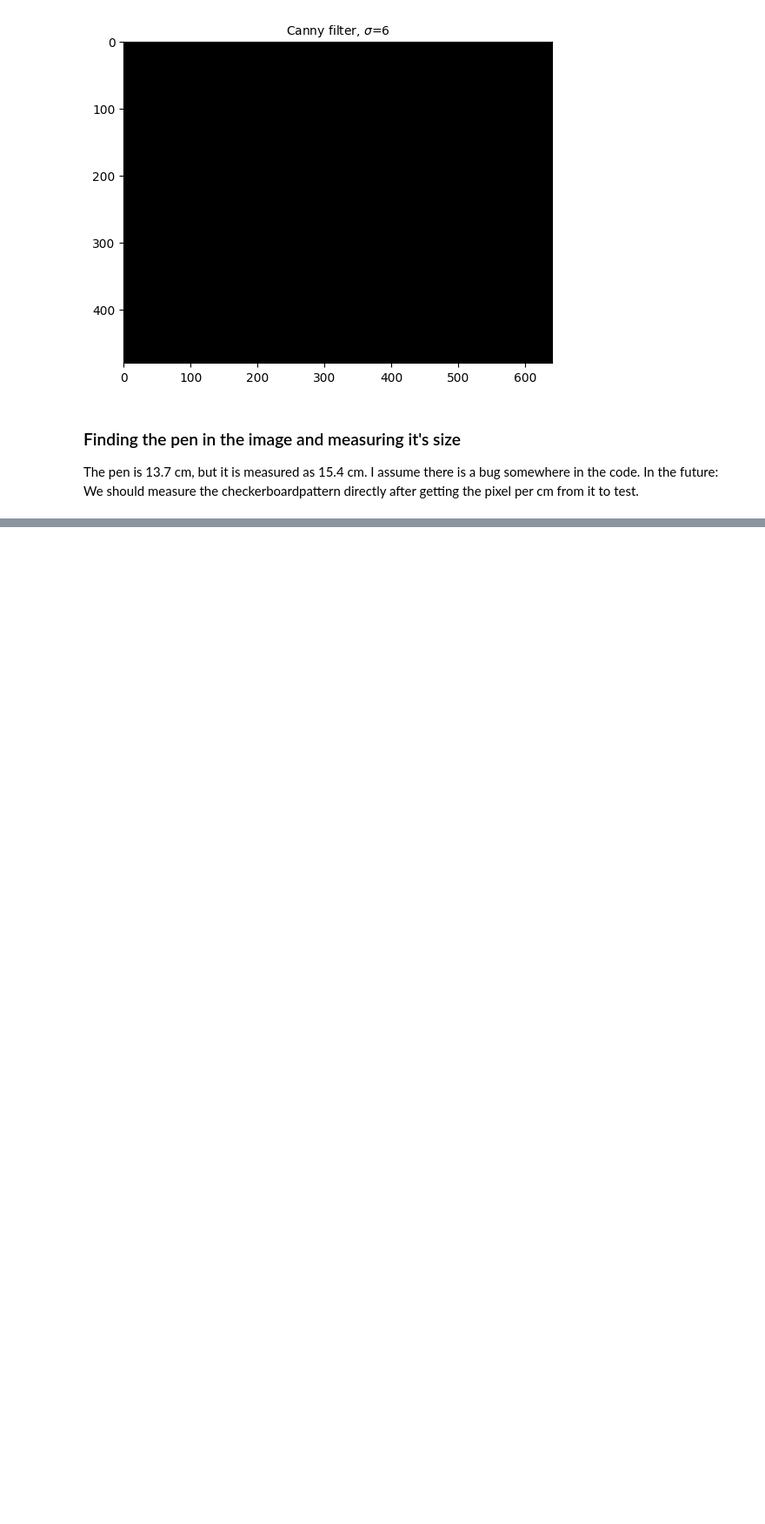
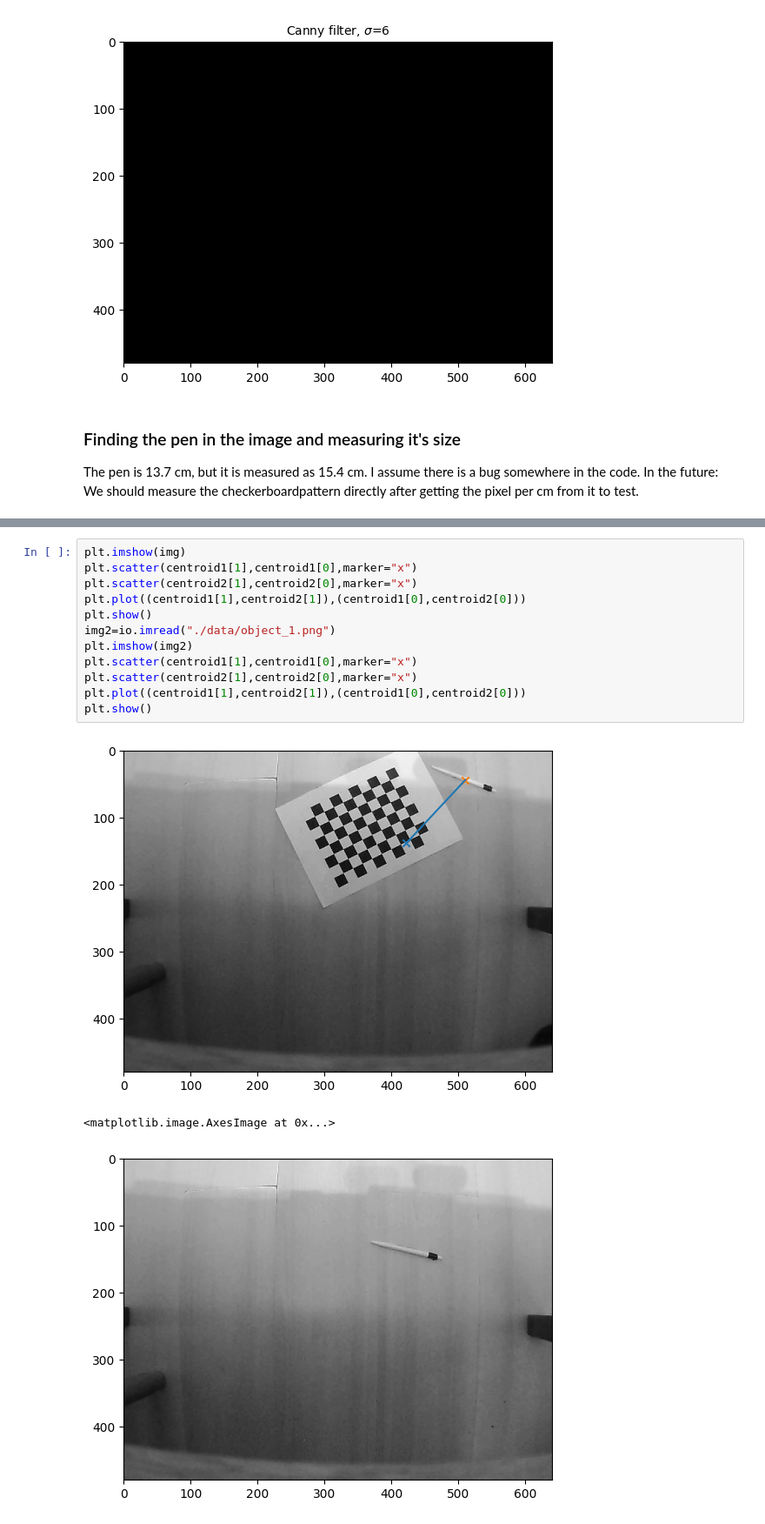
Before and after one commit to MironBodewes/calibration, a Jupyter notebook: Distanzmessung.ipynb, the cells around one changed output, grey strips where cells are left out. Shown at 87% size. Drawn from its saved outputs; the diff is of its cells as text; blank space fills up the shorter version.

```diff
--- a/Distanzmessung.ipynb
+++ b/Distanzmessung.ipynb
@@ -532,0 +573,16 @@ centroid_location= (138.01087941976428, 421.96464188576607)
+# %%
+plt.imshow(img)
+plt.scatter(centroid1[1],centroid1[0],marker="x")
+plt.scatter(centroid2[1],centroid2[0],marker="x")
+plt.plot((centroid1[1],centroid2[1]),(centroid1[0],centroid2[0]))
+plt.show()
+img2=io.imread("./data/object_1.png")
+plt.imshow(img2)
+plt.scatter(centroid1[1],centroid1[0],marker="x")
+plt.scatter(centroid2[1],centroid2[0],marker="x")
+plt.plot((centroid1[1],centroid2[1]),(centroid1[0],centroid2[0]))
+plt.show()
+# %% [output]
+[figure, added]
+<matplotlib.image.AxesImage at 0x...>
+[figure, added]
```
Also changed, not shown: parts of 5 cells of this notebook, 2 other files.
